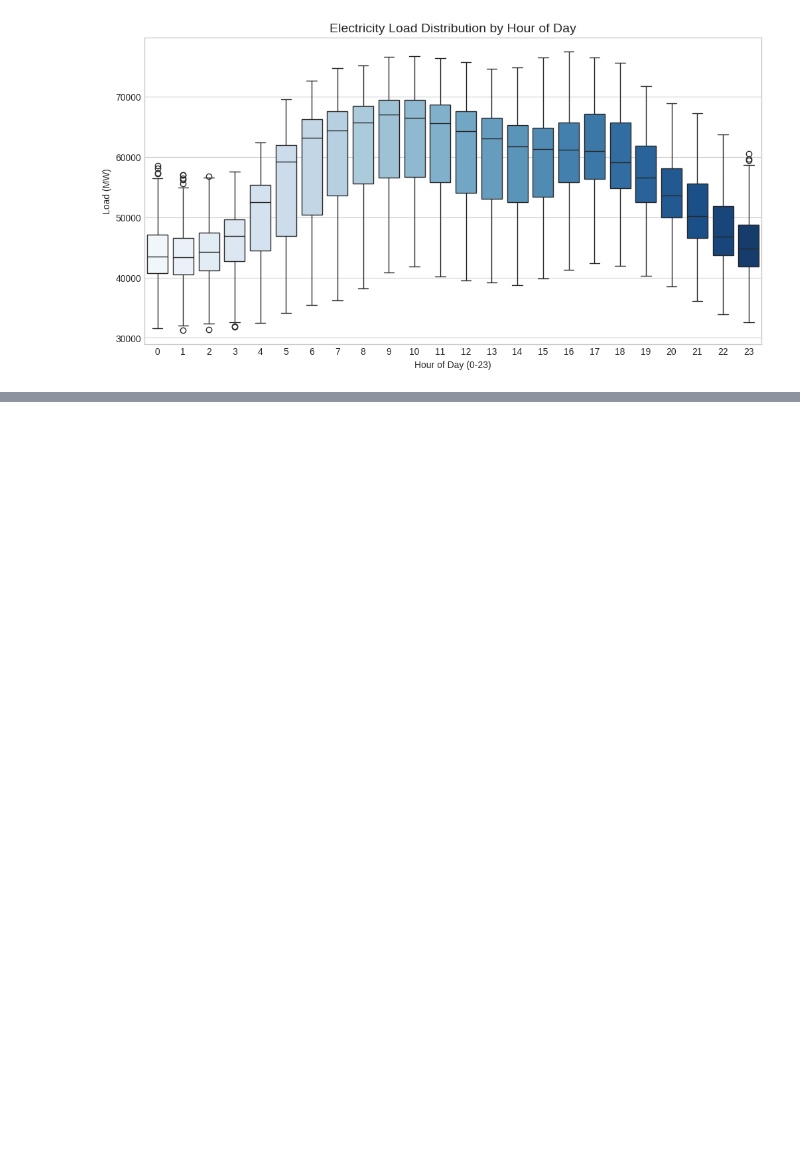
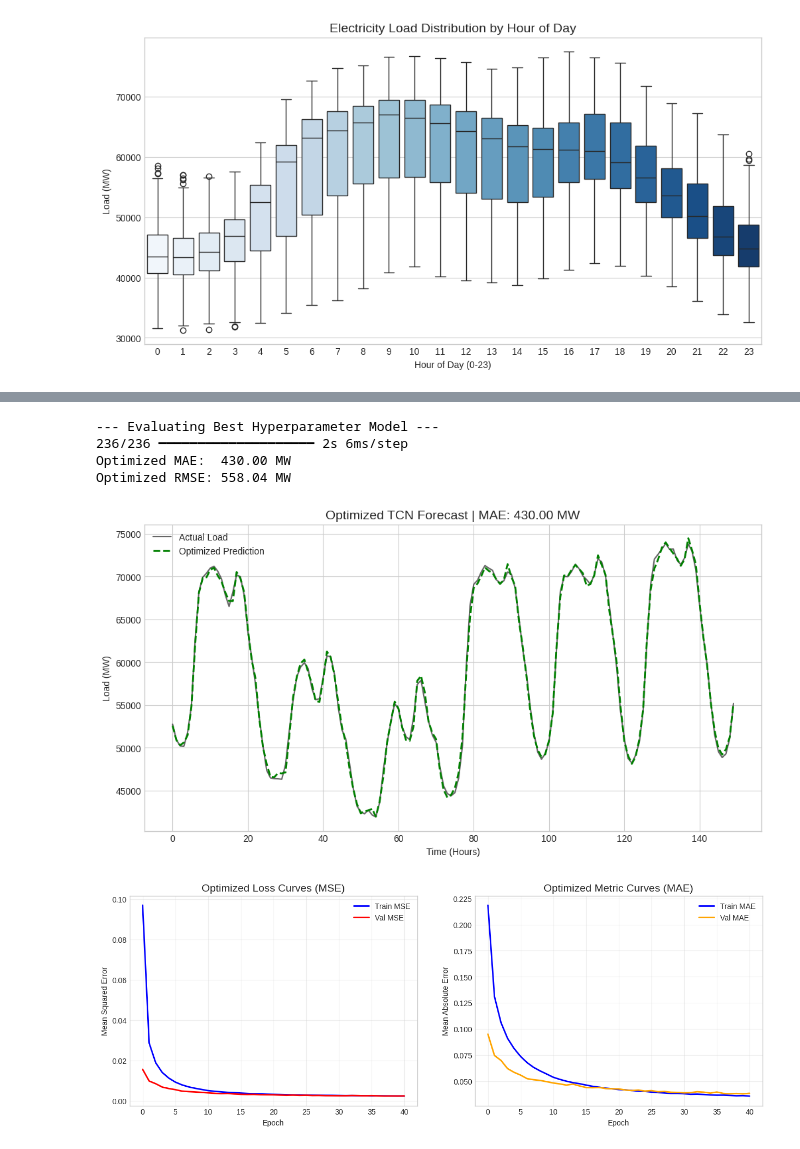
Before and after one commit to coleb9/Time-Series-Project, a Jupyter notebook: Time_Series_Project.ipynb, the cells around one changed output, grey strips where cells are left out. Saved outputs shown, nothing was run; the diff lists cells and outputs as text; code cells hidden in the pictures; blank space fills up the shorter version.

```diff
--- a/Time_Series_Project.ipynb
+++ b/Time_Series_Project.ipynb
@@ -398,0 +479,13 @@ Model: "TCN"
+# %%
+# Build the model with the optimal hyperparameters
+best_model = tuner.hypermodel.build(best_hps)
+
+# Train fully
+history = best_model.fit(
+    X_train, y_train,
+    validation_data=(X_val, y_val),
+    epochs=50,
+    batch_size=64,
+    callbacks=[stop_early],
+    verbose=1
+)
@@ -398,0 +510,61 @@ Model: "TCN"
+# %%
+# Evaluation of Best model
+print("\n--- Evaluating Best Hyperparameter Model ---")
+
+# Generate Predictions
+best_preds_scaled = best_model.predict(X_test).flatten()
+
+# Unscale Predictions (Convert back to MW)
+# We use the mean and std deviation stored in the scaler
+target_std = scaler.scale_[target_idx]
+target_mean = scaler.mean_[target_idx]
+
+best_preds_real = (best_preds_scaled * target_std) + target_mean
+actual_real = (y_test * target_std) + target_mean
+
+# Calculate Metrics
+best_mae = np.mean(np.abs(best_preds_real - actual_real))
+best_rmse = np.sqrt(np.mean((best_preds_real - actual_real)**2))
+
+print(f"Optimized MAE:  {best_mae:.2f} MW")
+print(f"Optimized RMSE: {best_rmse:.2f} MW")
+
+# Plot Forecast vs Actual (First 150 Hours)
+plt.figure(figsize=(12, 6))
+plt.plot(actual_real[:150], label='Actual Load', color='black', alpha=0.6)
+plt.plot(best_preds_real[:150], label='Optimized Prediction', color='green', linestyle='--', linewidth=2)
+plt.title(f"Optimized TCN Forecast | MAE: {best_mae:.2f} MW", fontsize=14)
+plt.xlabel('Time (Hours)')
+plt.ylabel('Load (MW)')
+plt.legend()
+plt.show()
+
+# Plot Training History (Loss & Metric Curves)
+fig, axes = plt.subplots(1, 2, figsize=(15, 5))
+
+# Plot A: Loss (MSE)
+axes[0].plot(history.history['loss'], label='Train MSE', color='blue', linewidth=2)
+axes[0].plot(history.history['val_loss'], label='Val MSE', color='red', linewidth=2)
+axes[0].set_title('Optimized Loss Curves (MSE)', fontsize=14)
+axes[0].set_xlabel('Epoch')
+axes[0].set_ylabel('Mean Squared Error')
+axes[0].legend()
+axes[0].grid(True, alpha=0.3)
+
+# Plot B: Metric (MAE)
+axes[1].plot(history.history['mae'], label='Train MAE', color='blue', linewidth=2)
+axes[1].plot(history.history['val_mae'], label='Val MAE', color='orange', linewidth=2)
+axes[1].set_title('Optimized Metric Curves (MAE)', fontsize=14)
+axes[1].set_xlabel('Epoch')
+axes[1].set_ylabel('Mean Absolute Error')
+axes[1].legend()
+axes[1].grid(True, alpha=0.3)
+
+plt.show()
+# %% [output]
+--- Evaluating Best Hyperparameter Model ---
+236/236 ━━━━━━━━━━━━━━━━━━━━ 2s 6ms/step
+Optimized MAE:  430.00 MW
+Optimized RMSE: 558.04 MW
+[figure, added]
+[figure, added]
```
Also changed, not shown: parts of 7 cells of this notebook.
